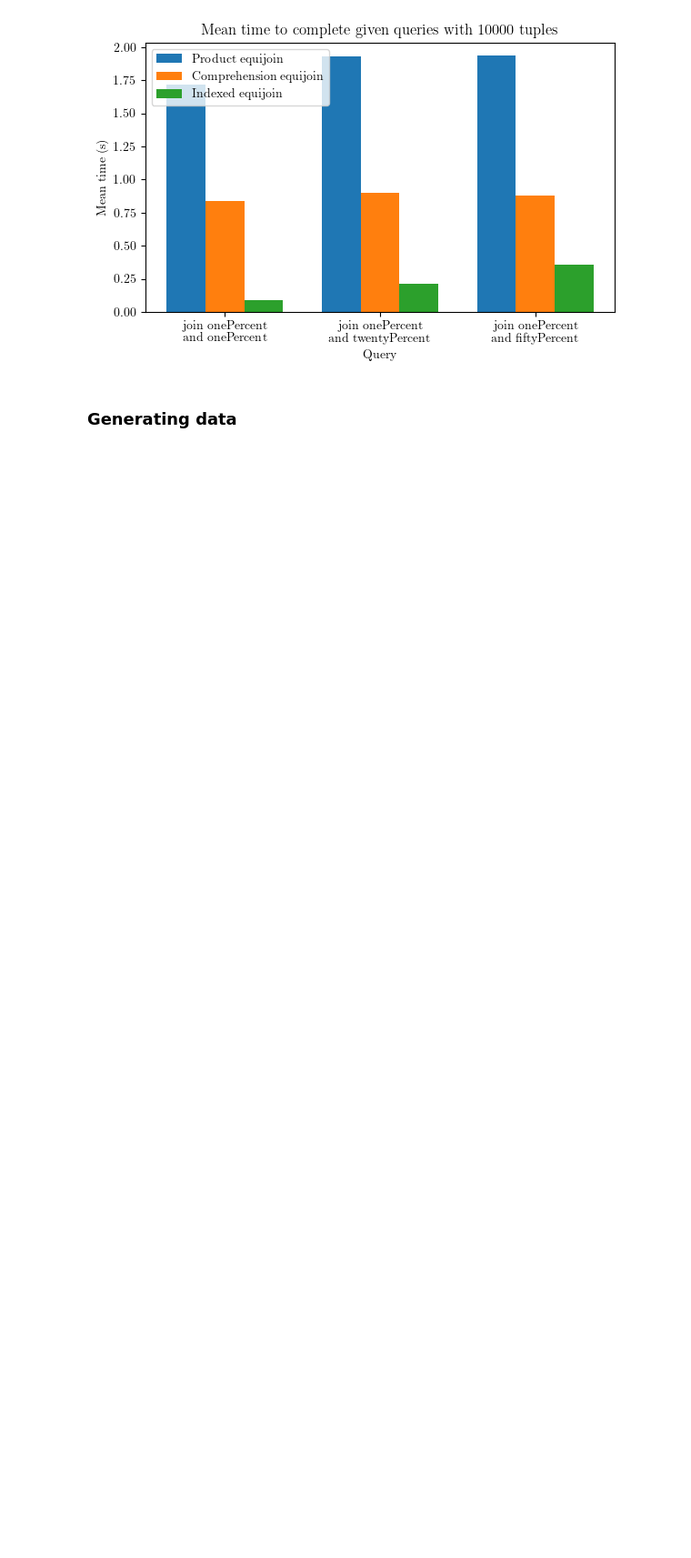
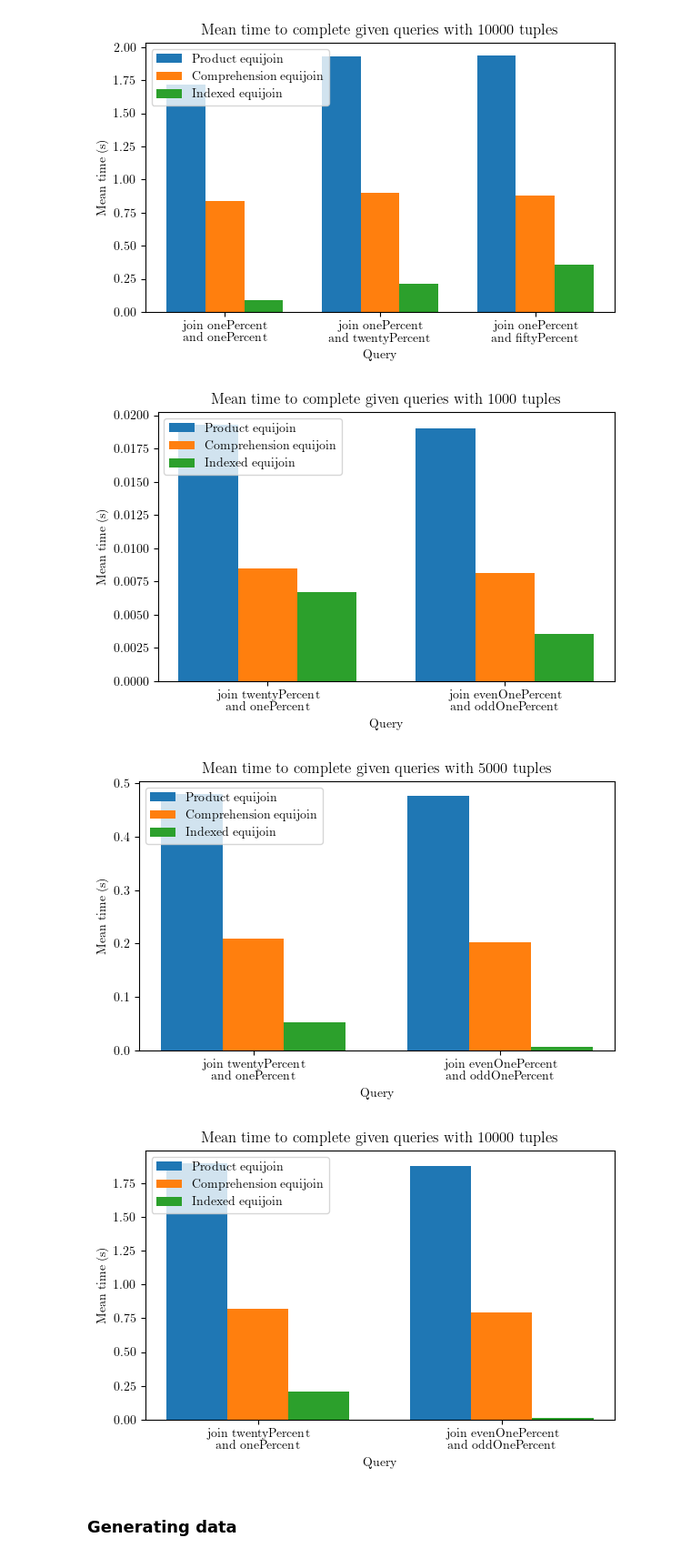
Before and after one commit to MatBon01/joinbench, a Jupyter notebook: analysis/joinbench.ipynb, the cells around one changed output. Shown at 91% size. Drawn from its saved outputs; the diff is of its cells as text; code cells hidden in the pictures; blank space fills up the shorter version.

Commit message:
Make graph to compare queries

```diff
--- a/analysis/joinbench.ipynb
+++ b/analysis/joinbench.ipynb
@@ -250,2 +251,14 @@ save_df_as_table(percentage_change_of_means, f"percentage change of means {query
+# %%
+non_standard_queries: List[str] = ['join twentyPercent \nand onePercent', 'join evenOnePercent \nand oddOnePercent']
+
+for benchmark in benchmarks.get_list_of_benchmarks_with_counts(counts):
+    benchmark_plotter: BenchmarkPlotter = BenchmarkPlotter(benchmark)
+    fix, ax = plt.subplots()
+    benchmark_plotter.plot_given_queries(ax, non_standard_queries)
+    plt.savefig(generate_figure_path(f"non standard query with {benchmark.get_tuple_count()} tuples"))
+# %% [output]
+[figure, added]
+[figure, added]
+[figure, added]
 # %% [markdown]
 ### Generating data
```
Also changed, not shown: parts of 14 cells of this notebook, 3 other files.
